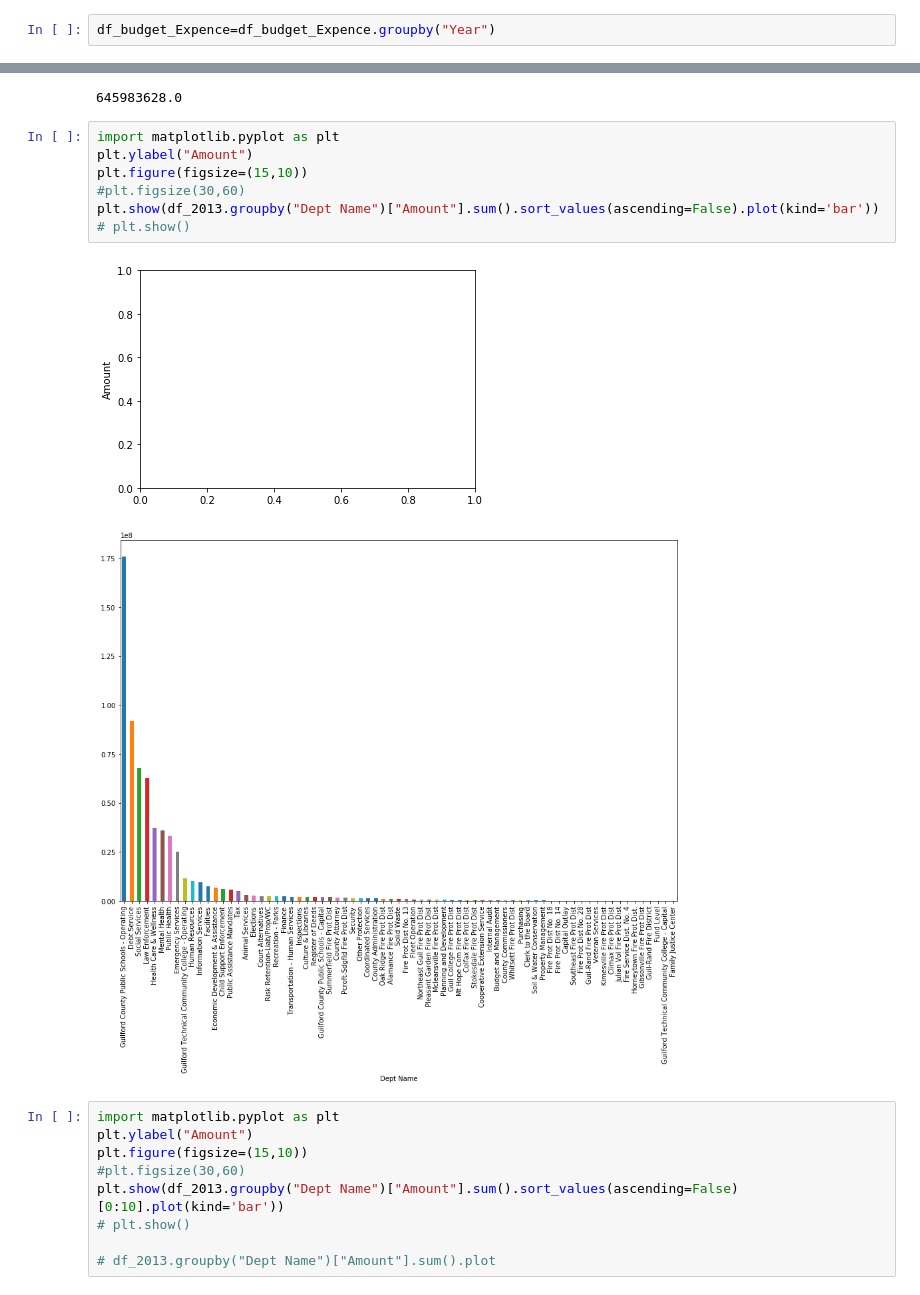
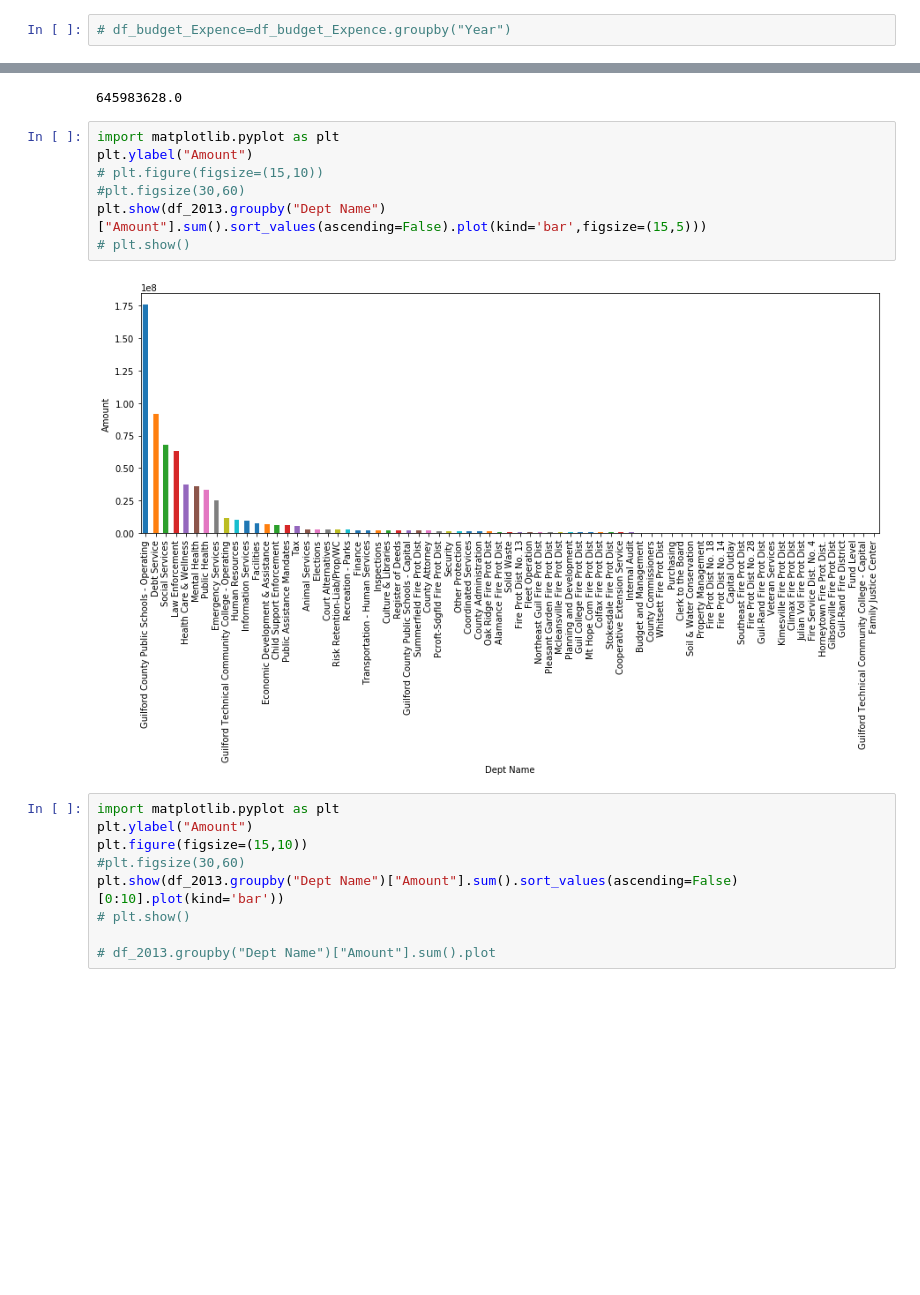
Before and after one commit to UNCG-CSE/Guilford_Financial, a Jupyter notebook: src/data understanding_rohit.ipynb, the cells around one changed output, grey strips where cells are left out. Drawn from its saved outputs; the diff is of its cells as text; blank space fills up the shorter version.

```diff
--- a/src/data understanding_rohit.ipynb
+++ b/src/data understanding_rohit.ipynb
@@ -46,5 +46,5 @@ df_budget["Type"].value_counts().plot(kind='bar')
 # %%
 df_budget_Expence=df_budget[df_budget.Type=="Expense"]
 # %%
-df_budget_Expence=df_budget_Expence.groupby("Year")
+# df_budget_Expence=df_budget_Expence.groupby("Year")
 # %%
@@ -198,13 +207,12 @@ df_2013_negative.Amount.sum() + df_2013_positive.Amount.sum()
 # %%
 import matplotlib.pyplot as plt
 plt.ylabel("Amount")
-plt.figure(figsize=(15,10))
+# plt.figure(figsize=(15,10))
 #plt.figsize(30,60)
-plt.show(df_2013.groupby("Dept Name")["Amount"].sum().sort_values(ascending=False).plot(kind='bar'))
+plt.show(df_2013.groupby("Dept Name")["Amount"].sum().sort_values(ascending=False).plot(kind='bar',figsize=(15,5)))
 # plt.show()
 # %% [output]
-[figure, old version]
+[figure, new version]
-[figure, removed]
 # %%
 import matplotlib.pyplot as plt
 plt.ylabel("Amount")
```
Also changed, not shown: parts of 31 cells of this notebook, 1 other file.
